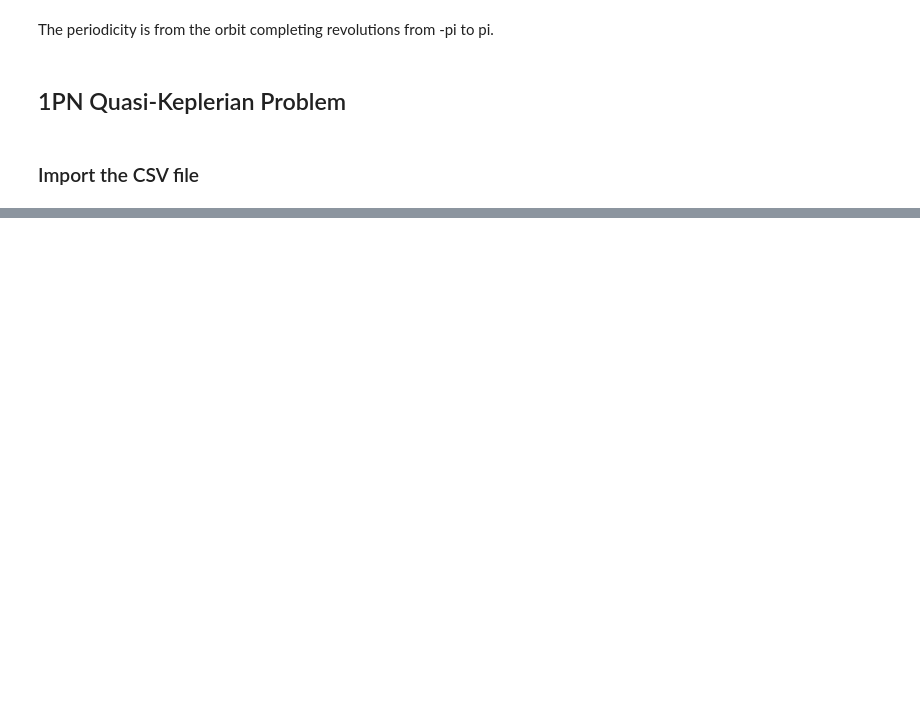
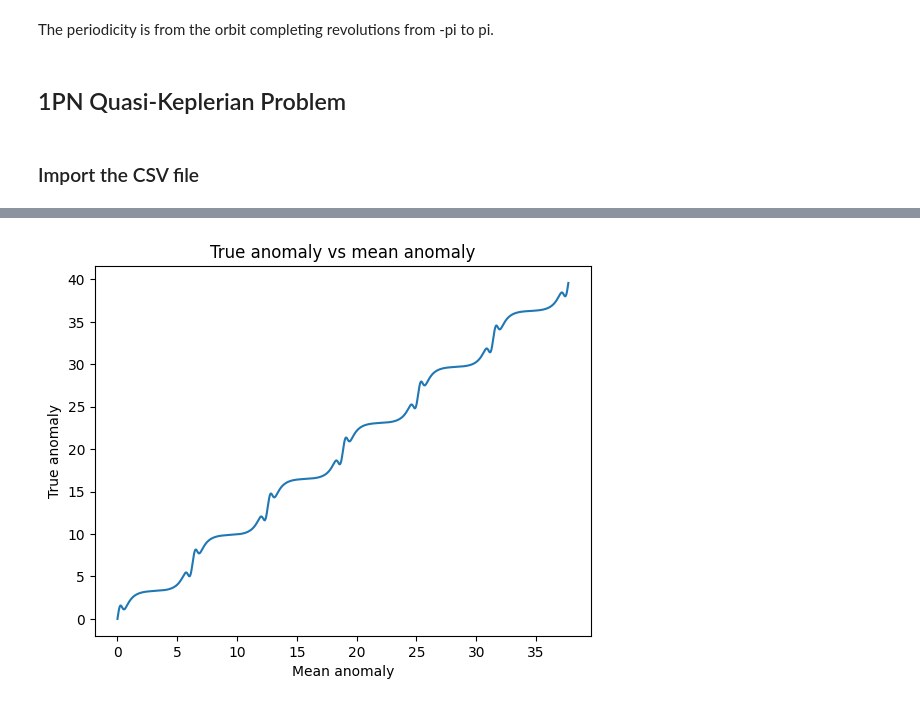
Before and after one commit to furbesco/BTR-Kepler-s-Problem, a Jupyter notebook: post-processing.ipynb, the cells around one changed output, grey strips where cells are left out. Cells and saved outputs as stored; diff of their text form; code cells hidden in the pictures; blank space fills up the shorter version.

```diff
--- a/post-processing.ipynb
+++ b/post-processing.ipynb
@@ -78,0 +110,8 @@ plt.show()
+# %%
+plt.plot(l, phi)
+plt.xlabel("Mean anomaly")
+plt.ylabel("True anomaly")
+plt.title("True anomaly vs mean anomaly")
+plt.show()
+# %% [output]
+[figure, added]
```
Also changed, not shown: parts of 9 cells of this notebook, 5 other files.
